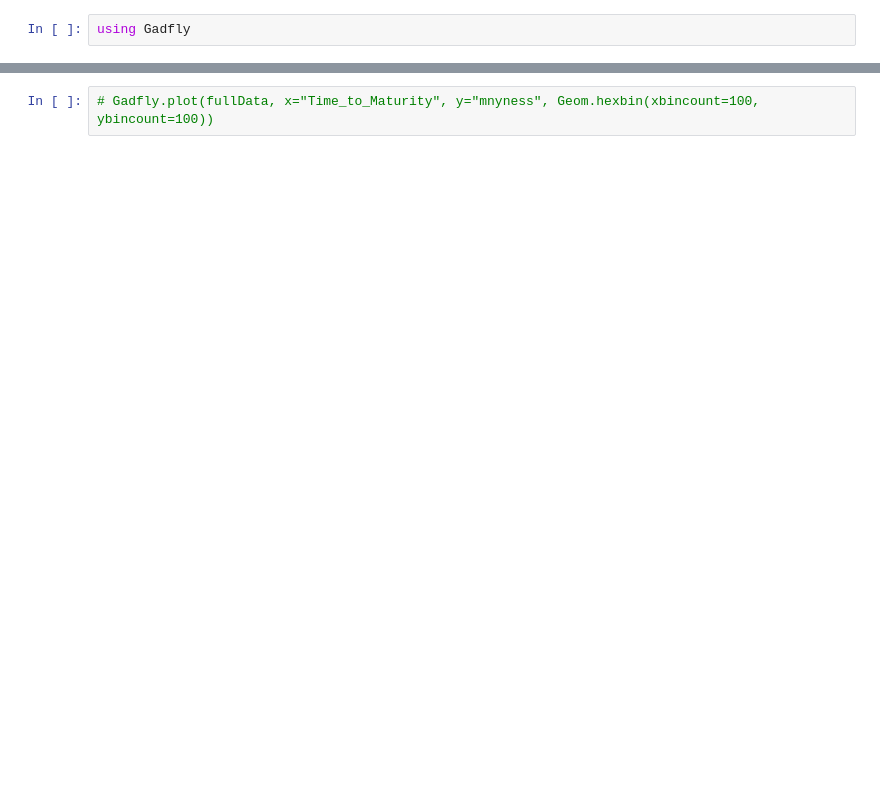
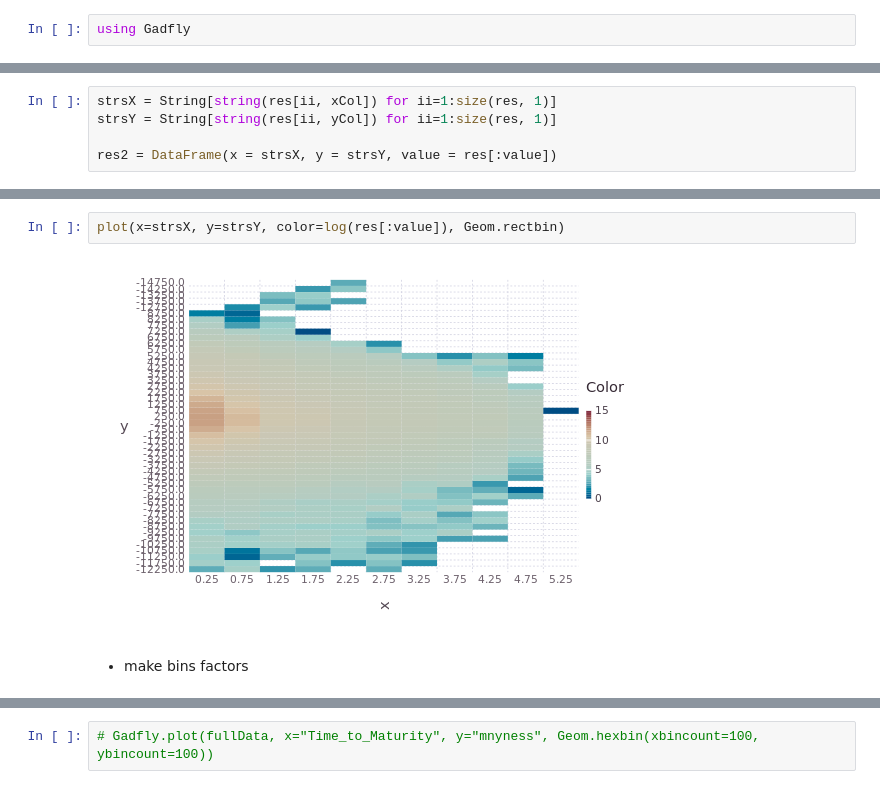
Before and after one commit to JuliaFinMetriX/option_prices, a Jupyter notebook: notebooks/get_local_properties.ipynb, the cells around one changed output, grey strips where cells are left out. Cells and saved outputs as stored; diff of their text form; blank space fills up the shorter version.

```diff
--- a/notebooks/get_local_properties.ipynb
+++ b/notebooks/get_local_properties.ipynb
@@ -191,0 +186,5 @@ using Gadfly
+# %%
+strsX = String[string(res[ii, xCol]) for ii=1:size(res, 1)]
+strsY = String[string(res[ii, yCol]) for ii=1:size(res, 1)]
+
+res2 = DataFrame(x = strsX, y = strsY, value = res[:value])
@@ -191,0 +208,6 @@ using Gadfly
+# %%
+plot(x=strsX, y=strsY, color=log(res[:value]), Geom.rectbin)
+# %% [output]
+[figure, added]
+# %% [markdown]
+- make bins factors
```
Also changed, not shown: parts of 23 cells of this notebook, 2 other files.
